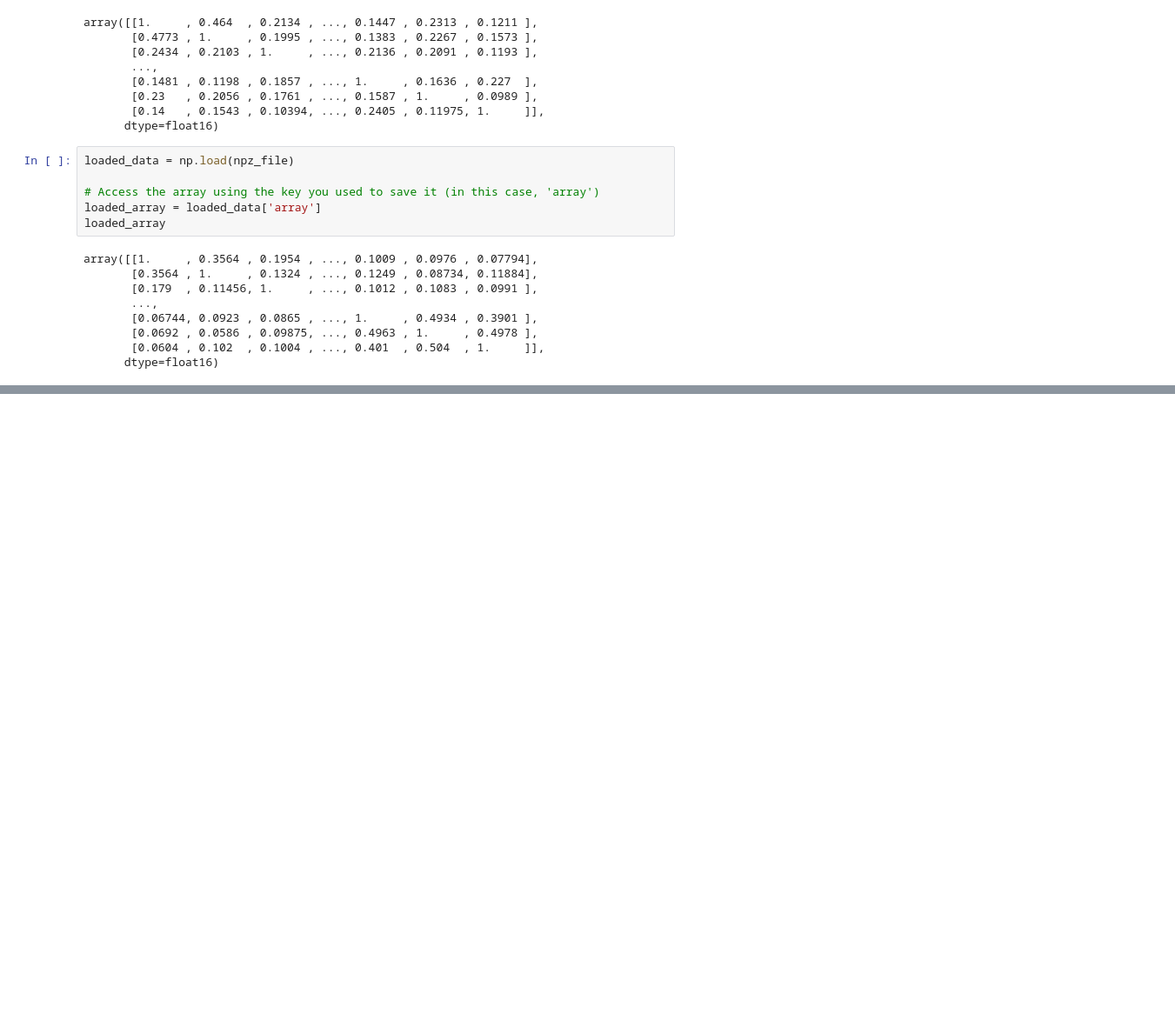
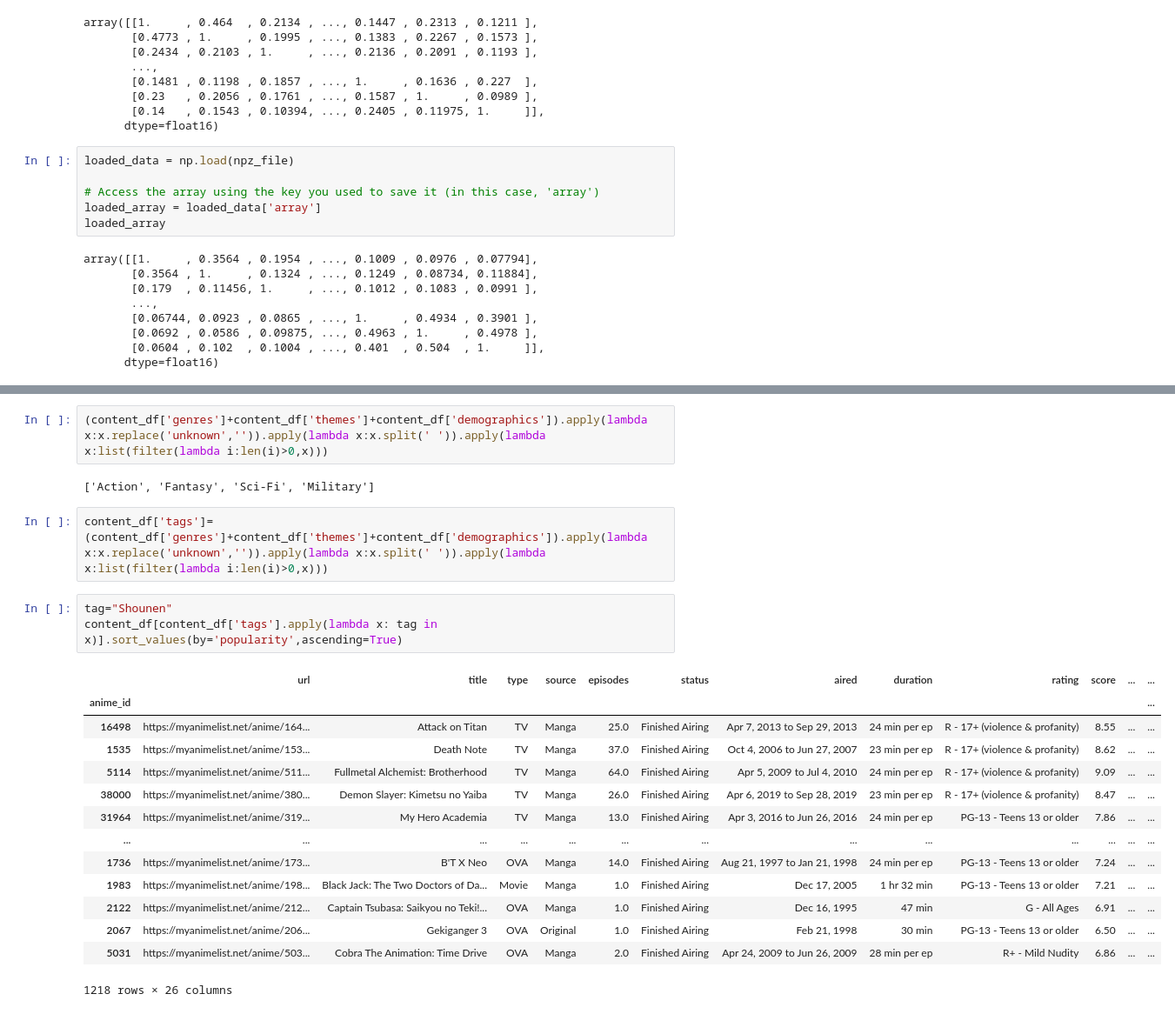
Before and after one commit to akshat2635/AniVerse, a Jupyter notebook: api/test.ipynb, the cells around one changed output, grey strips where cells are left out. Shown at 87% size. Saved outputs shown, nothing was run; the diff lists cells and outputs as text; blank space fills up the shorter version.

```diff
--- a/api/test.ipynb
+++ b/api/test.ipynb
@@ -106,0 +148,24 @@ array([[1.     , 0.3564 , 0.1954 , ..., 0.1009 , 0.0976 , 0.07794],
+# %%
+(content_df['genres']+content_df['themes']+content_df['demographics']).apply(lambda x:x.replace('unknown','')).apply(lambda x:x.split(' ')).apply(lambda x:list(filter(lambda i:len(i)>0,x)))
+# %% [output]
+['Action', 'Fantasy', 'Sci-Fi', 'Military']
+# %%
+content_df['tags']=(content_df['genres']+content_df['themes']+content_df['demographics']).apply(lambda x:x.replace('unknown','')).apply(lambda x:x.split(' ')).apply(lambda x:list(filter(lambda i:len(i)>0,x)))
+# %%
+tag="Shounen"
+content_df[content_df['tags'].apply(lambda x: tag in x)].sort_values(by='popularity',ascending=True)
+# %% [output]
+|  | url | title | type | source | episodes | status | aired | duration | rating | score | ... | ... |
+| anime_id |  |  |  |  |  |  |  |  |  |  |  | ... |
+| 16498 | https://myanimelist.net/anime/164... | Attack on Titan | TV | Manga | 25.0 | Finished Airing | Apr 7, 2013 to Sep 29, 2013 | 24 min per ep | R - 17+ (violence & profanity) | 8.55 | ... | ... |
+| 1535 | https://myanimelist.net/anime/153... | Death Note | TV | Manga | 37.0 | Finished Airing | Oct 4, 2006 to Jun 27, 2007 | 23 min per ep | R - 17+ (violence & profanity) | 8.62 | ... | ... |
+| 5114 | https://myanimelist.net/anime/511... | Fullmetal Alchemist: Brotherhood | TV | Manga | 64.0 | Finished Airing | Apr 5, 2009 to Jul 4, 2010 | 24 min per ep | R - 17+ (violence & profanity) | 9.09 | ... | ... |
+| 38000 | https://myanimelist.net/anime/380... | Demon Slayer: Kimetsu no Yaiba | TV | Manga | 26.0 | Finished Airing | Apr 6, 2019 to Sep 28, 2019 | 23 min per ep | R - 17+ (violence & profanity) | 8.47 | ... | ... |
+| 31964 | https://myanimelist.net/anime/319... | My Hero Academia | TV | Manga | 13.0 | Finished Airing | Apr 3, 2016 to Jun 26, 2016 | 24 min per ep | PG-13 - Teens 13 or older | 7.86 | ... | ... |
+| ... | ... | ... | ... | ... | ... | ... | ... | ... | ... | ... | ... | ... |
+| 1736 | https://myanimelist.net/anime/173... | B'T X Neo | OVA | Manga | 14.0 | Finished Airing | Aug 21, 1997 to Jan 21, 1998 | 24 min per ep | PG-13 - Teens 13 or older | 7.24 | ... | ... |
+| 1983 | https://myanimelist.net/anime/198... | Black Jack: The Two Doctors of Da... | Movie | Manga | 1.0 | Finished Airing | Dec 17, 2005 | 1 hr 32 min | PG-13 - Teens 13 or older | 7.21 | ... | ... |
+| 2122 | https://myanimelist.net/anime/212... | Captain Tsubasa: Saikyou no Teki!... | OVA | Manga | 1.0 | Finished Airing | Dec 16, 1995 | 47 min | G - All Ages | 6.91 | ... | ... |
+| 2067 | https://myanimelist.net/anime/206... | Gekiganger 3 | OVA | Original | 1.0 | Finished Airing | Feb 21, 1998 | 30 min | PG-13 - Teens 13 or older | 6.50 | ... | ... |
+| 5031 | https://myanimelist.net/anime/503... | Cobra The Animation: Time Drive | OVA | Manga | 2.0 | Finished Airing | Apr 24, 2009 to Jun 26, 2009 | 28 min per ep | R+ - Mild Nudity | 6.86 | ... | ... |
+1218 rows × 26 columns
```
Also changed, not shown: parts of 2 cells of this notebook, 1 other file.
